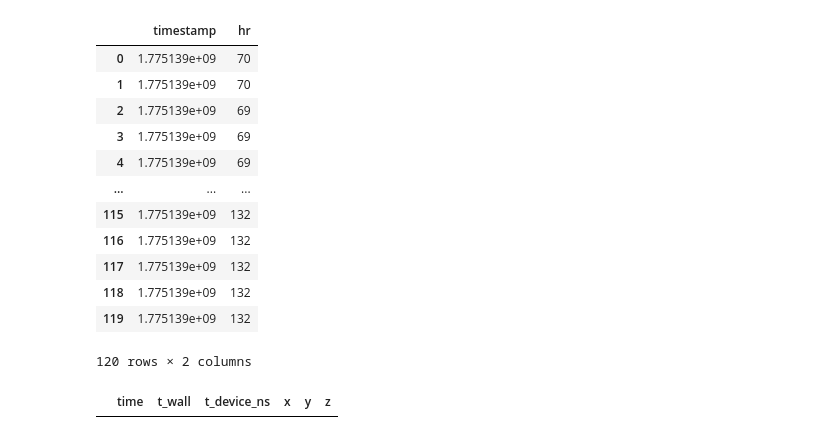
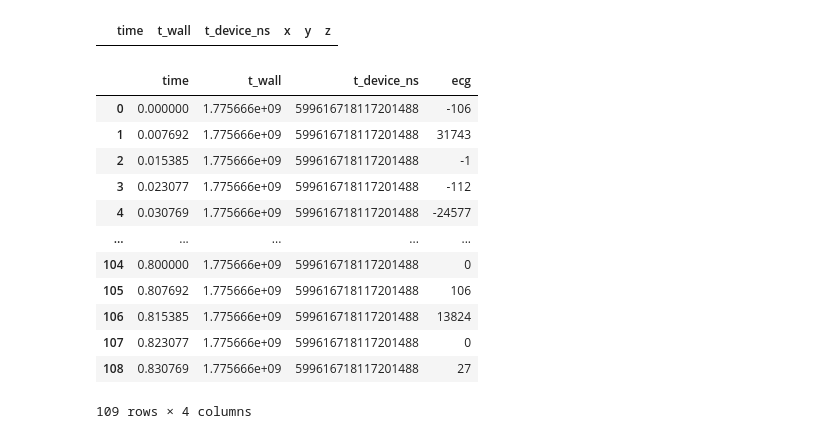
Before and after one commit to iamrblc/ecg_imu, a Jupyter notebook: scripts/sandboxing/hr_ide.ipynb, the cells around one changed output. Drawn from its saved outputs; the diff is of its cells as text; code cells hidden in the pictures.

```diff
--- a/scripts/sandboxing/hr_ide.ipynb
+++ b/scripts/sandboxing/hr_ide.ipynb
@@ -6,18 +5,2 @@ hr_data = pd.read_csv("hrtest.csv")
 acc_data = pd.read_csv("acc_data.csv")
 ecg_data = pd.read_csv("ecg_data.csv")
-# %%
-hr_data
-# %% [output]
-|  | timestamp | hr |
-| 0 | 1.775139e+09 | 70 |
-| 1 | 1.775139e+09 | 70 |
-| 2 | 1.775139e+09 | 69 |
-| 3 | 1.775139e+09 | 69 |
-| 4 | 1.775139e+09 | 69 |
-| ... | ... | ... |
-| 115 | 1.775139e+09 | 132 |
-| 116 | 1.775139e+09 | 132 |
-| 117 | 1.775139e+09 | 132 |
-| 118 | 1.775139e+09 | 132 |
-| 119 | 1.775139e+09 | 132 |
-120 rows × 2 columns
@@ -32,6 +13,22 @@ px.line(acc_data,
         x = "time",
         y = ["x", "y", "z"],
         title = "Accelerometer data")
+# %%
+ecg_data
+# %% [output]
+|  | time | t_wall | t_device_ns | ecg |
+| 0 | 0.000000 | 1.775666e+09 | 599616718117201488 | -106 |
+| 1 | 0.007692 | 1.775666e+09 | 599616718117201488 | 31743 |
+| 2 | 0.015385 | 1.775666e+09 | 599616718117201488 | -1 |
+| 3 | 0.023077 | 1.775666e+09 | 599616718117201488 | -112 |
+| 4 | 0.030769 | 1.775666e+09 | 599616718117201488 | -24577 |
+| ... | ... | ... | ... | ... |
+| 104 | 0.800000 | 1.775666e+09 | 599616718117201488 | 0 |
+| 105 | 0.807692 | 1.775666e+09 | 599616718117201488 | 106 |
+| 106 | 0.815385 | 1.775666e+09 | 599616718117201488 | 13824 |
+| 107 | 0.823077 | 1.775666e+09 | 599616718117201488 | 0 |
+| 108 | 0.830769 | 1.775666e+09 | 599616718117201488 | 27 |
+109 rows × 4 columns
 # %%
 px.line(ecg_data,
         x = "time",
```
Also changed, not shown: parts of 2 cells of this notebook.
